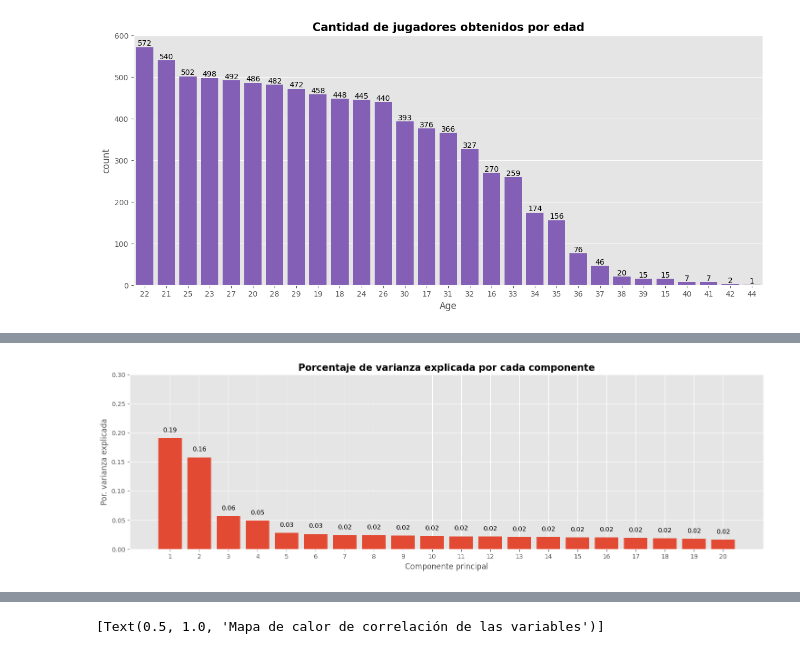
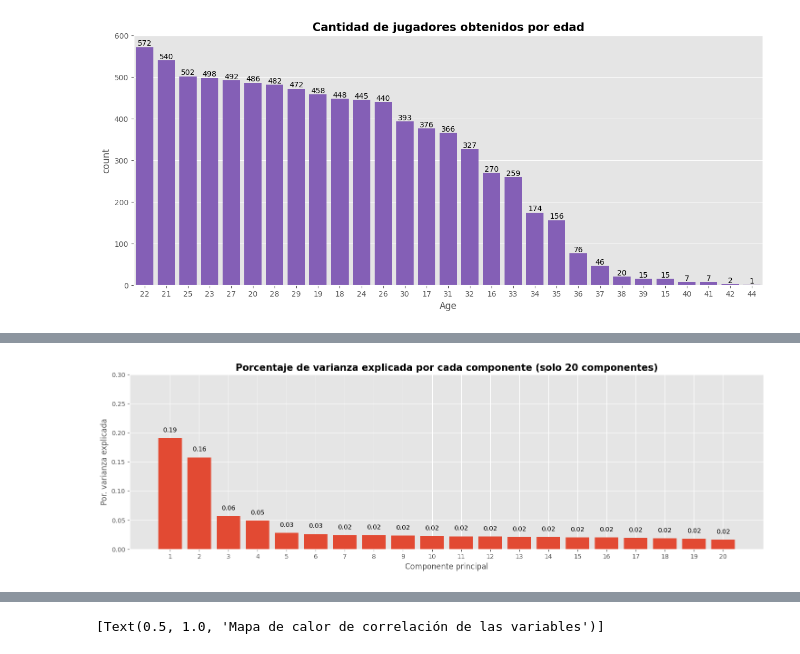
Before and after one commit to piero0090/Tesis-SeminarioII, a Jupyter notebook: Clustering_football_players.ipynb, the cells around one changed output, grey strips where cells are left out. Saved outputs shown, nothing was run; the diff lists cells and outputs as text; code cells hidden in the pictures.

```diff
--- a/Clustering_football_players.ipynb
+++ b/Clustering_football_players.ipynb
@@ -161,26 +158,26 @@ for varianceRatio in range(0,20):
 # %%
 # Porcentaje de varianza explicada por cada componente
 
 fig, ax = plt.subplots(nrows=1, ncols=1, figsize=(18, 5))
 ax.bar(
     x      = np.arange(20)+1,
     height = varianceRatio_array
 )
 
 for x, y in zip(np.arange(20) +1, varianceRatio_array):
     label = round(y, 2)
     ax.annotate(
         label,
         (x,y),
         textcoords="offset points",
         xytext=(0,10),
         ha='center'
     )
 
 ax.set_xticks(np.arange(20) +1)
 ax.set_ylim(0, 0.3)
-ax.set_title('Porcentaje de varianza explicada por cada componente', fontsize=15, weight='bold')
+ax.set_title('Porcentaje de varianza explicada por cada componente (solo 20 componentes)', fontsize=15, weight='bold')
 ax.set_xlabel('Componente principal')
 ax.set_ylabel('Por. varianza explicada');
 # %% [output]
-[figure, old version]
+[figure, new version]
```
Also changed, not shown: parts of 60 cells of this notebook.
